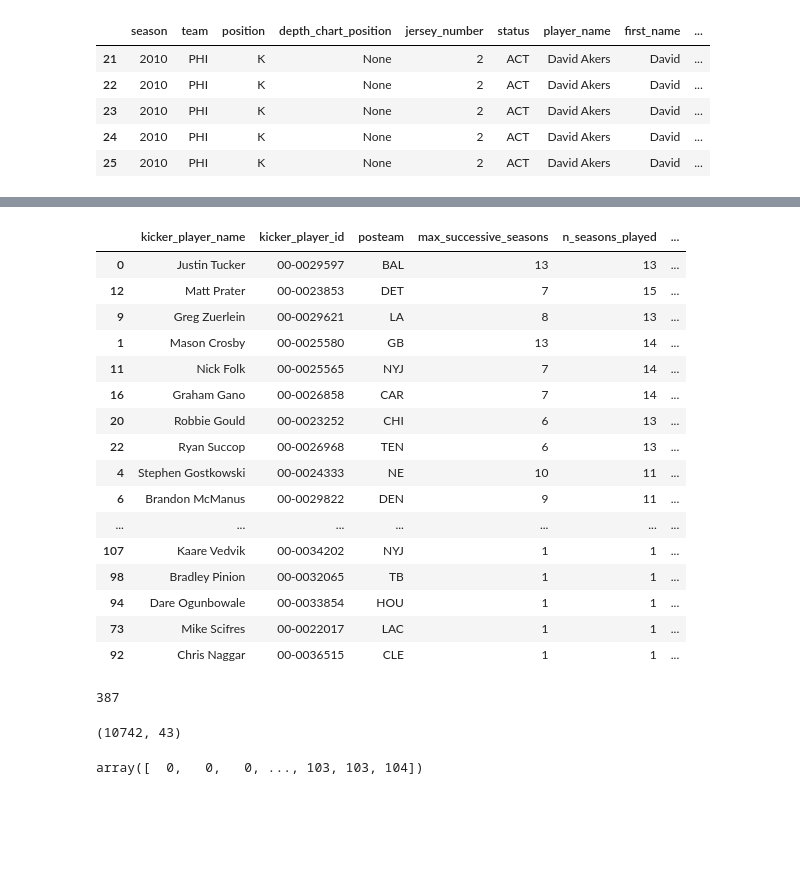
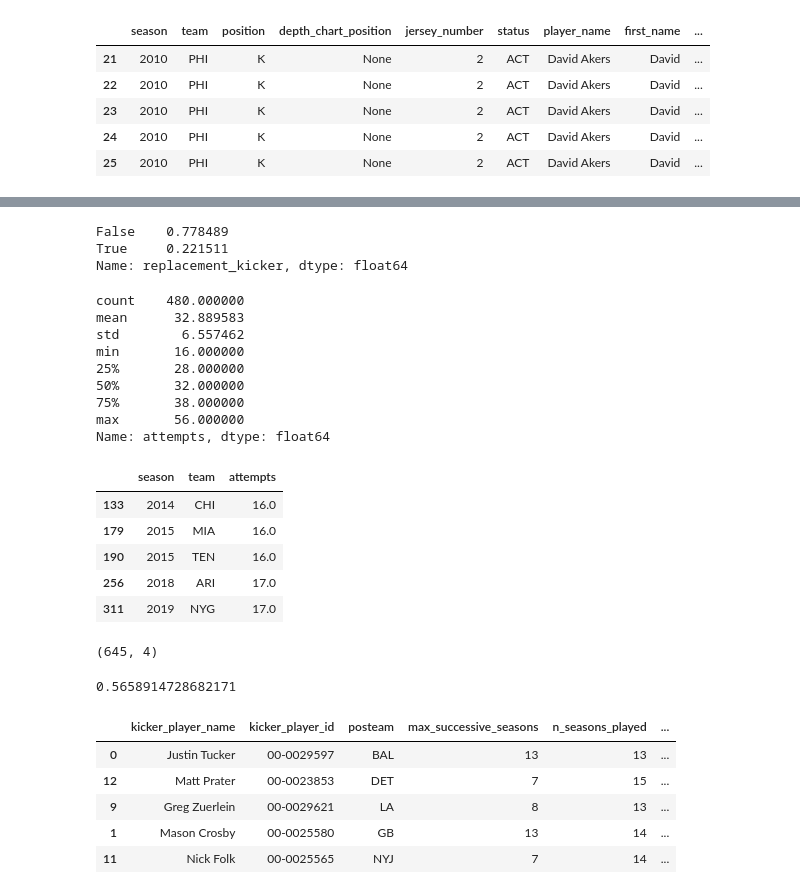
Before and after one commit to lneuendorf/nfl-field-goal-model, a Jupyter notebook: process/5_analysis.ipynb, the cells around one changed output, grey strips where cells are left out. Cells and saved outputs as stored; diff of their text form; code cells hidden in the pictures; blank space fills up the shorter version.

Commit message:
quantifying replacement kicker season

```diff
--- a/process/5_analysis.ipynb
+++ b/process/5_analysis.ipynb
@@ -36,6 +36,7 @@ fg_attempts = (
         on='stadium_id',
         how='left'
     )
+    .drop_duplicates()
 )
 fg_attempts.head()
 # %% [output]
@@ -177,0 +418,46 @@ weekly_rosters.query('season==2024 and team=="GB"').sort_values(['player_name',
+# %%
+(
+    fg_attempts.merge(
+        replacement_kicker_seasons.rename(columns={'team':'posteam'}),
+        on=['season','posteam','kicker_player_id'],
+        how='left',
+        suffixes=('', '_replacement')
+    )
+    .assign(
+        replacement_kicker=lambda x: x['kicker_player_name_replacement'].notna()
+    )
+    .drop(columns=['kicker_player_name_replacement'])
+).replacement_kicker.value_counts(normalize=True)
+# %% [output]
+False    0.778489
+True     0.221511
+Name: replacement_kicker, dtype: float64
+# %%
+active_weekly_kickers.groupby(['season','team']).aggregate({'attempts': 'sum'}).reset_index().attempts.describe()
+# %% [output]
+count    480.000000
+mean      32.889583
+std        6.557462
+min       16.000000
+25%       28.000000
+50%       32.000000
+75%       38.000000
+max       56.000000
+Name: attempts, dtype: float64
+# %%
+active_weekly_kickers.groupby(['season','team']).aggregate({'attempts': 'sum'}).reset_index().sort_values('attempts', ascending=True).head()
+# %% [output]
+|  | season | team | attempts |
+| 133 | 2014 | CHI | 16.0 |
+| 179 | 2015 | MIA | 16.0 |
+| 190 | 2015 | TEN | 16.0 |
+| 256 | 2018 | ARI | 17.0 |
+| 311 | 2019 | NYG | 17.0 |
+# %%
+fg_attempts[['season','posteam','kicker_player_id','kicker_player_name']].drop_duplicates().shape
+# %% [output]
+(645, 4)
+# %%
+365 / 645
+# %% [output]
+0.5658914728682171
@@ -230,50 +525,31 @@ n_seasons_played = (
 # Count total FG attempts
 total_fg_attempts = (
     fg_attempts
     .groupby(['kicker_player_name', 'kicker_player_id'])
     .size()
     .reset_index(name='total_fg_attempts')
 )
 
 # Merge all together
 kicker_summary = (
     kicker_max_streak
     .merge(n_seasons_played, on=['kicker_player_name', 'kicker_player_id'], how='left')
     .merge(total_fg_attempts, on=['kicker_player_name', 'kicker_player_id'], how='left')
 )
 
 # Calculate FG attempts per season
 kicker_summary['fg_attempts_per_season'] = (
     kicker_summary['total_fg_attempts'] / kicker_summary['n_seasons_played']
 )
 
 # Sort for review
 kicker_summary = kicker_summary.sort_values('total_fg_attempts', ascending=False)
 
-kicker_summary
+kicker_summary.head()
 # %% [output]
 |  | kicker_player_name | kicker_player_id | posteam | max_successive_seasons | n_seasons_played | ... |
 | 0 | Justin Tucker | 00-0029597 | BAL | 13 | 13 | ... |
 | 12 | Matt Prater | 00-0023853 | DET | 7 | 15 | ... |
 | 9 | Greg Zuerlein | 00-0029621 | LA | 8 | 13 | ... |
 | 1 | Mason Crosby | 00-0025580 | GB | 13 | 14 | ... |
 | 11 | Nick Folk | 00-0025565 | NYJ | 7 | 14 | ... |
-| 16 | Graham Gano | 00-0026858 | CAR | 7 | 14 | ... |
-| 20 | Robbie Gould | 00-0023252 | CHI | 6 | 13 | ... |
-| 22 | Ryan Succop | 00-0026968 | TEN | 6 | 13 | ... |
-| 4 | Stephen Gostkowski | 00-0024333 | NE | 10 | 11 | ... |
-| 6 | Brandon McManus | 00-0029822 | DEN | 9 | 11 | ... |
-| ... | ... | ... | ... | ... | ... | ... |
-| 107 | Kaare Vedvik | 00-0034202 | NYJ | 1 | 1 | ... |
-| 98 | Bradley Pinion | 00-0032065 | TB | 1 | 1 | ... |
-| 94 | Dare Ogunbowale | 00-0033854 | HOU | 1 | 1 | ... |
-| 73 | Mike Scifres | 00-0022017 | LAC | 1 | 1 | ... |
-| 92 | Chris Naggar | 00-0036515 | CLE | 1 | 1 | ... |
-# %%
-max(current_indices.values())
-# %% [output]
-387
-# %%
-dataset.shape
-# %% [output]
-(10742, 43)
@@ -316,4 +555,0 @@ for kicker_idx, kicker_id in enumerate(unique_kickers):
-# %%
-kicker_grw_idx
-# %% [output]
-array([  0,   0,   0, ..., 103, 103, 104])
```
Also changed, not shown: parts of 20 cells of this notebook, 1 other file.
